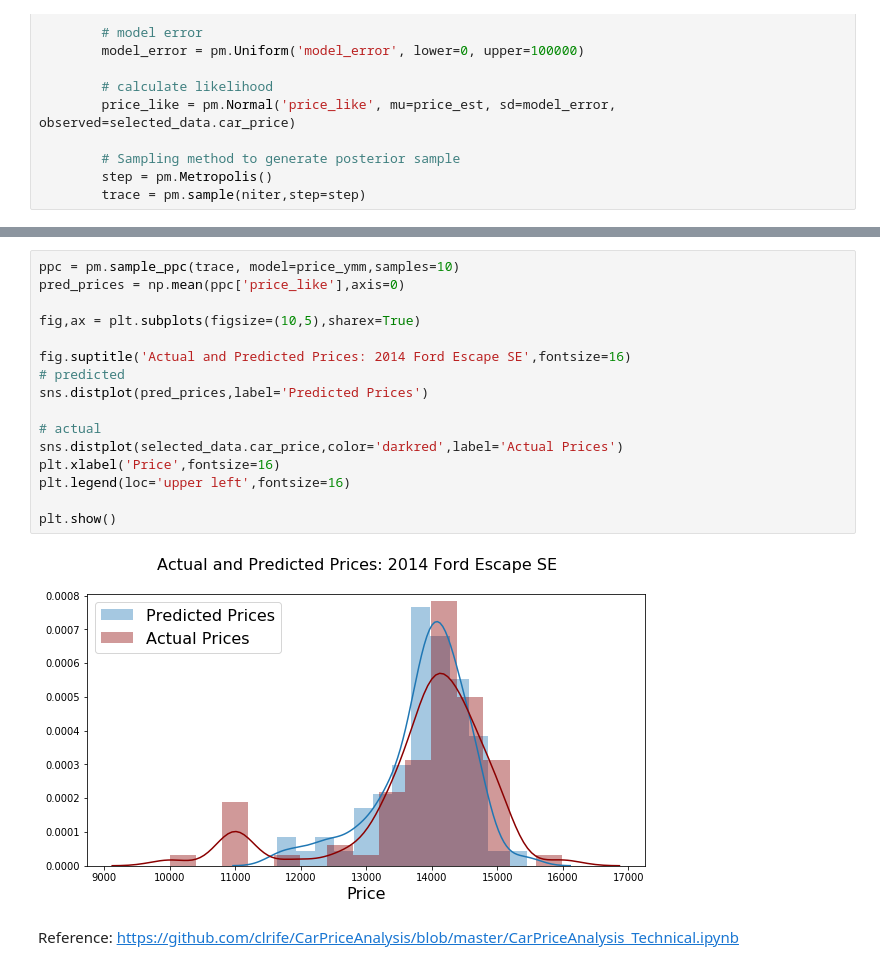
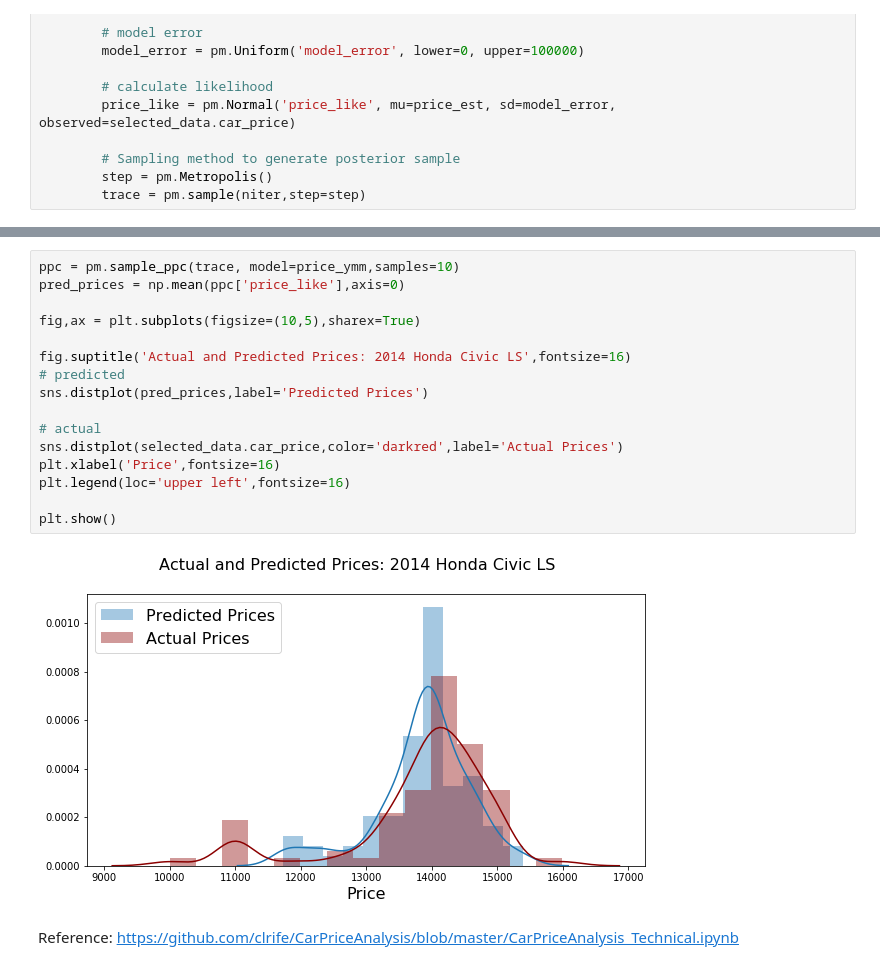
Before and after one commit to georgetown-analytics/Transit-COP, a Jupyter notebook: Sandra/bayesian/BayesianLinear-HondaCivicLX 2014.ipynb, the cells around one changed output, grey strips where cells are left out. Saved outputs shown, nothing was run; the diff lists cells and outputs as text.

```diff
--- a/Sandra/bayesian/BayesianLinear-HondaCivicLX 2014.ipynb
+++ b/Sandra/bayesian/BayesianLinear-HondaCivicLX 2014.ipynb
@@ -141,20 +123,20 @@ intercept_year_mean:
 # %%
 ppc = pm.sample_ppc(trace, model=price_ymm,samples=10)
 pred_prices = np.mean(ppc['price_like'],axis=0)
 
 fig,ax = plt.subplots(figsize=(10,5),sharex=True)
 
-fig.suptitle('Actual and Predicted Prices: 2014 Ford Escape SE',fontsize=16)
+fig.suptitle('Actual and Predicted Prices: 2014 Honda Civic LS',fontsize=16)
 # predicted
 sns.distplot(pred_prices,label='Predicted Prices')
 
 # actual
 sns.distplot(selected_data.car_price,color='darkred',label='Actual Prices')
 plt.xlabel('Price',fontsize=16)
 plt.legend(loc='upper left',fontsize=16)
 
 plt.show()
 # %% [output]
-[figure, old version]
+[figure, new version]
 # %% [markdown]
 Reference: https://github.com/clrife/CarPriceAnalysis/blob/master/CarPriceAnalysis_Technical.ipynb
```
Also changed, not shown: parts of 2 cells of this notebook, 2 other files.
